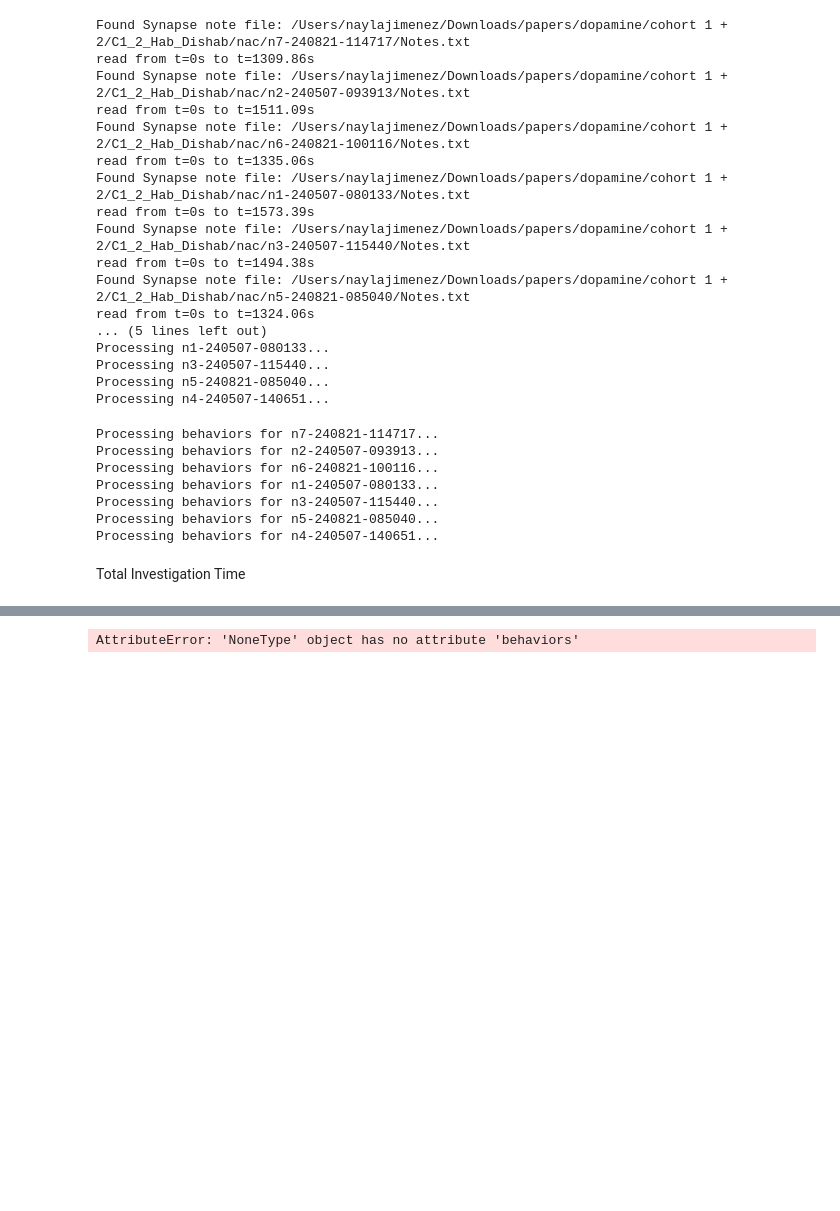
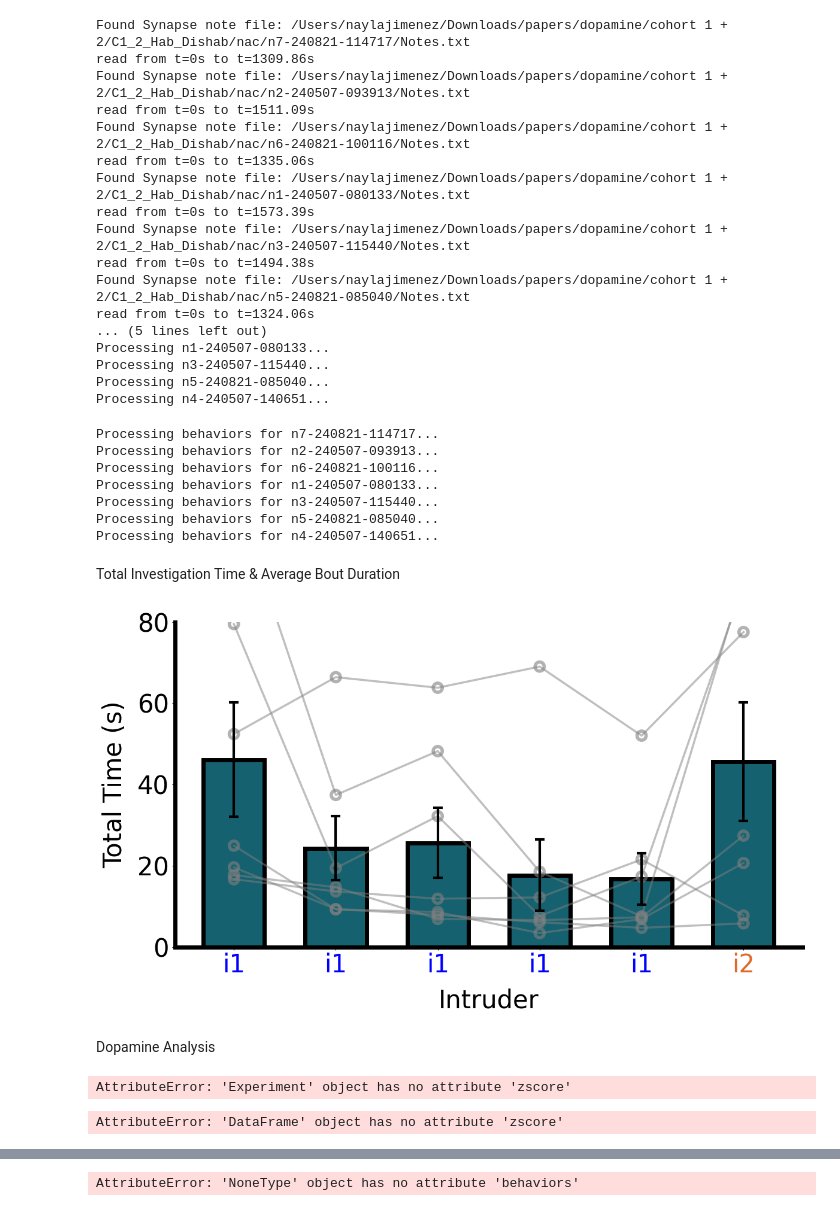
Before and after one commit to padillacoreanolab/Fiber_Photometry, a Jupyter notebook: Hab Dishab/hd_analysis.ipynb, the cells around one changed output, grey strips where cells are left out. Drawn from its saved outputs; the diff is of its cells as text; code cells hidden in the pictures; blank space fills up the shorter version.

```diff
--- a/Hab Dishab/hd_analysis.ipynb
+++ b/Hab Dishab/hd_analysis.ipynb
@@ -61,4 +61,77 @@ Processing behaviors for n3-240507-115440...
 Processing behaviors for n5-240821-085040...
 Processing behaviors for n4-240507-140651...
 # %% [markdown]
-Total Investigation Time
+Total Investigation Time & Average Bout Duration
+# %%
+nn1 = experiment.trials['n1-240507-080133']
+nn2 = experiment.trials['n2-240507-093913']
+nn3 = experiment.trials['n3-240507-115440']
+nn4 = experiment.trials['n4-240507-140651']
+nn5 = experiment.trials['n5-240821-085040']
+nn6 = experiment.trials['n6-240821-100116']
+nn7 = experiment.trials['n7-240821-114717']
+#nn8 = experiment.trials['p8-240821-121933']
+
+# Read each CSV into a DataFrame
+df1 = nn1.behaviors
+df2 = nn2.behaviors
+df3 = nn3.behaviors
+df4 = nn4.behaviors
+df5 = nn5.behaviors
+df6 = nn6.behaviors
+df7 = nn7.behaviors
+#df8 = nn8.behaviors
+
+# Create a list of the DataFrames
+trials = [df1, df2, df3, df4, df5, df6, df7]
+
+# Create one combined summary DataFrame (7 subjects total)
+summary_df = create_subject_summary_df(trials)
+
+# --- Behavior Processing for Each Subject ---
+for nn in [nn1, nn2, nn3, nn4, nn5, nn6, nn7]:
+    # Merge consecutive Investigation events that occur within 1 second.
+    nn.combine_consecutive_behaviors(behavior_name='Approach', bout_time_threshold=1)
+    # Remove Investigation events shorter than 0.5 seconds (or adjust as needed).
+    nn.remove_short_behaviors(behavior_name='Approach', min_duration=0.5)
+
+# --- Filter Summary DataFrame by Specific Bouts ---
+desired_bouts = ["s1-1", "s1-2", "s1-3", "s1-4", "s1-5", "s2-1"]
+filtered_summary_df = summary_df[summary_df["Bout"].isin(desired_bouts)]
+
+# get rid of 5
+# filtered_df = filtered_summary_df[filtered_summary_df['Subject'] != 5]
+
+# Group by Subject and Bout and sum Duration (s) to ensure unique pairs
+grouped_df = filtered_summary_df.groupby(["Subject", "Bout"], as_index=False)["Duration (s)"].sum()
+
+# Pivot the grouped DataFrame so that rows are subjects and columns are bouts
+pivot_df = grouped_df.pivot(index="Subject", columns="Bout", values="Duration (s)")
+pivot_df = pivot_df.fillna(0)  # Fill missing values with 0
+
+# Then call your plotting function
+plot_y_across_bouts_gray(
+    df=pivot_df,
+    title=None,
+    ylabel="Total Time (s)",
+    custom_xtick_labels=["i1", "i1", "i1", "i1", "i1", "i2"],
+    custom_xtick_colors=["blue", "blue", "blue", "blue", "blue", "#E06928"],
+    ylim=(0, 80),
+    bar_color=brain_region,
+    yticks_increment=20,
+    xlabel="Intruder",
+    figsize=(12,7),
+    pad_inches=0.1
+)
+# %% [output]
+[figure, added]
+# %% [markdown]
+Dopamine Analysis
+# %%
+Trial.plot_behavior_event(experiment, behavior_name=experiment, ax=None)
+# %% [output]
+AttributeError: 'Experiment' object has no attribute 'zscore'
+# %%
+Trial.plot_behavior_event(summary_df, behavior_name='Investigation', ax=None)
+# %% [output]
+AttributeError: 'DataFrame' object has no attribute 'zscore'
```
Also changed, not shown: parts of 13 cells of this notebook.
